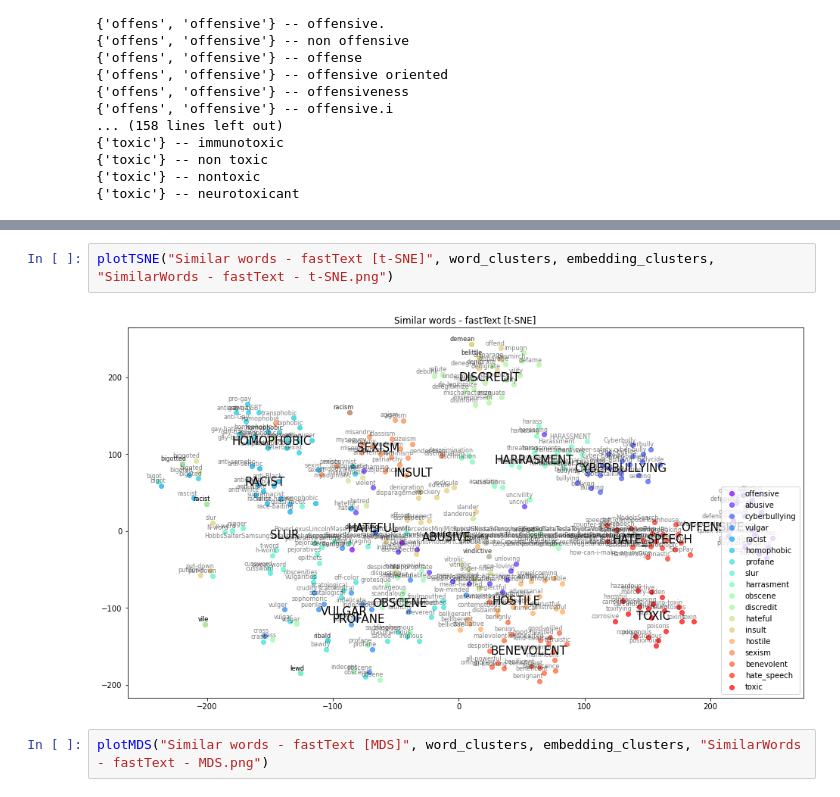
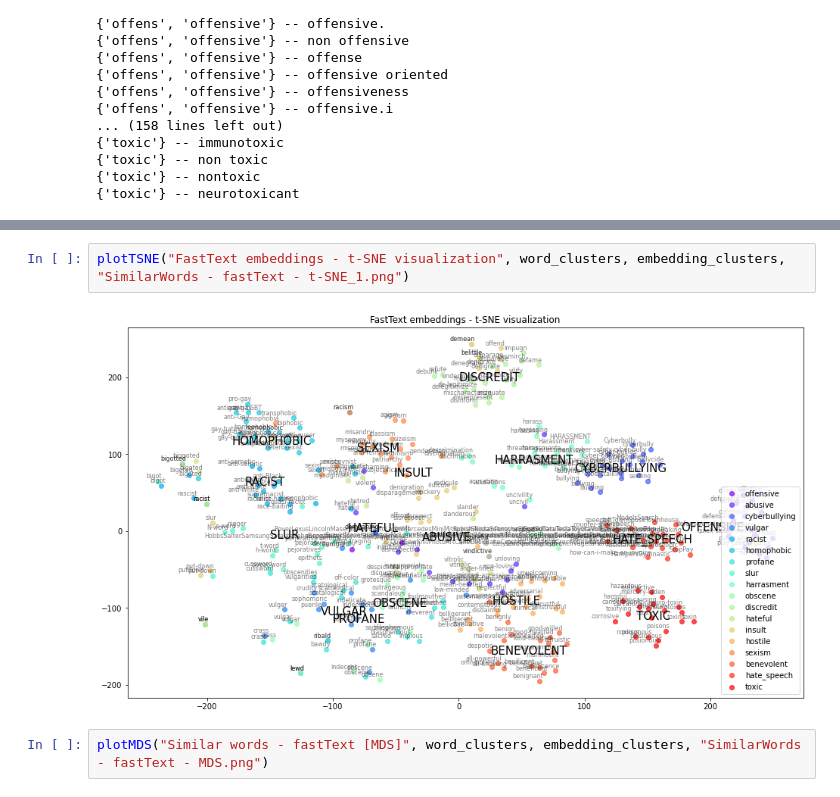
Before and after one commit to masakljun/nlp-project, a Jupyter notebook: code/05_word2vec_glove_labels.ipynb, the cells around one changed output, grey strips where cells are left out. Saved outputs shown, nothing was run; the diff lists cells and outputs as text.

```diff
--- a/code/05_word2vec_glove_labels.ipynb
+++ b/code/05_word2vec_glove_labels.ipynb
@@ -674,9 +655,9 @@ displayDF(word_clusters)
 | 18 | O-lines | homophobic | sexting | derogatory | supremacist | misogynist | potty-mouthed | put-down | HARASSMENT | ... |
 | 19 | derogatory | manipulative | Cyberbully | demeaning | anti-semetic | pro-gay | cussword | swear-word | acusation | ... |
 # %%
-plotTSNE("Similar words - fastText [t-SNE]", word_clusters, embedding_clusters, "SimilarWords - fastText - t-SNE.png")
+plotTSNE("FastText embeddings - t-SNE visualization", word_clusters, embedding_clusters, "SimilarWords - fastText - t-SNE_1.png")
 # %% [output]
-[figure, old version]
+[figure, new version]
 # %%
 plotMDS("Similar words - fastText [MDS]", word_clusters, embedding_clusters, "SimilarWords - fastText - MDS.png")
 # %% [output]
```
Also changed, not shown: parts of 9 cells of this notebook, 15 other files.
